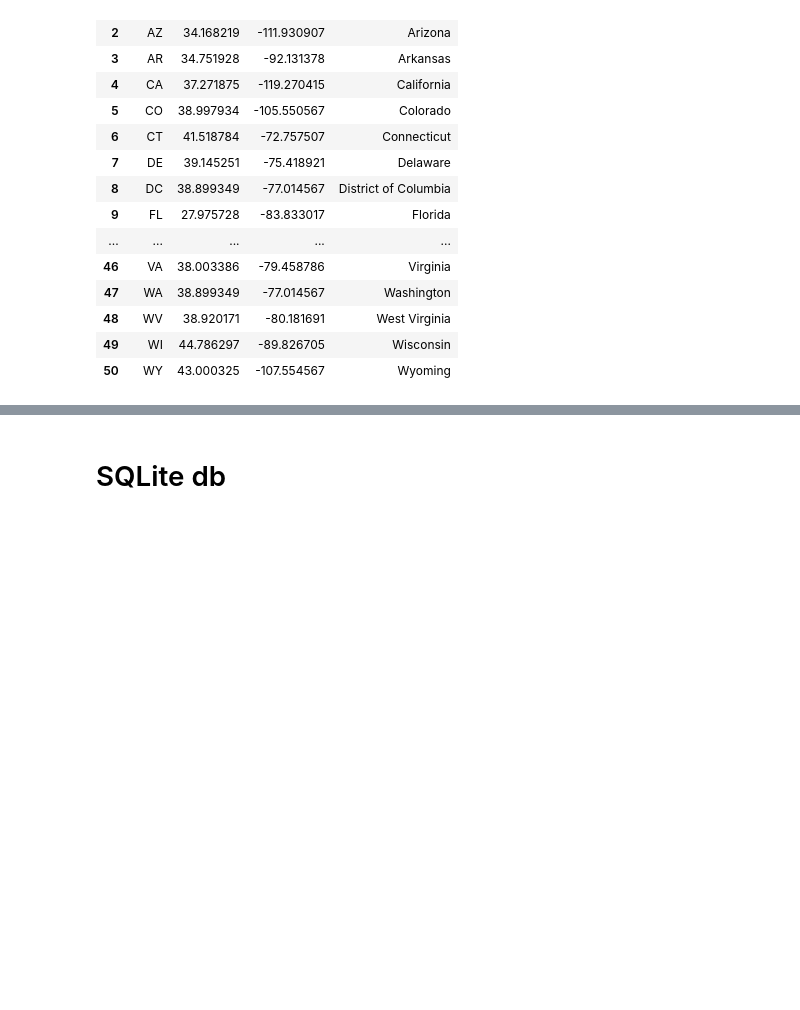
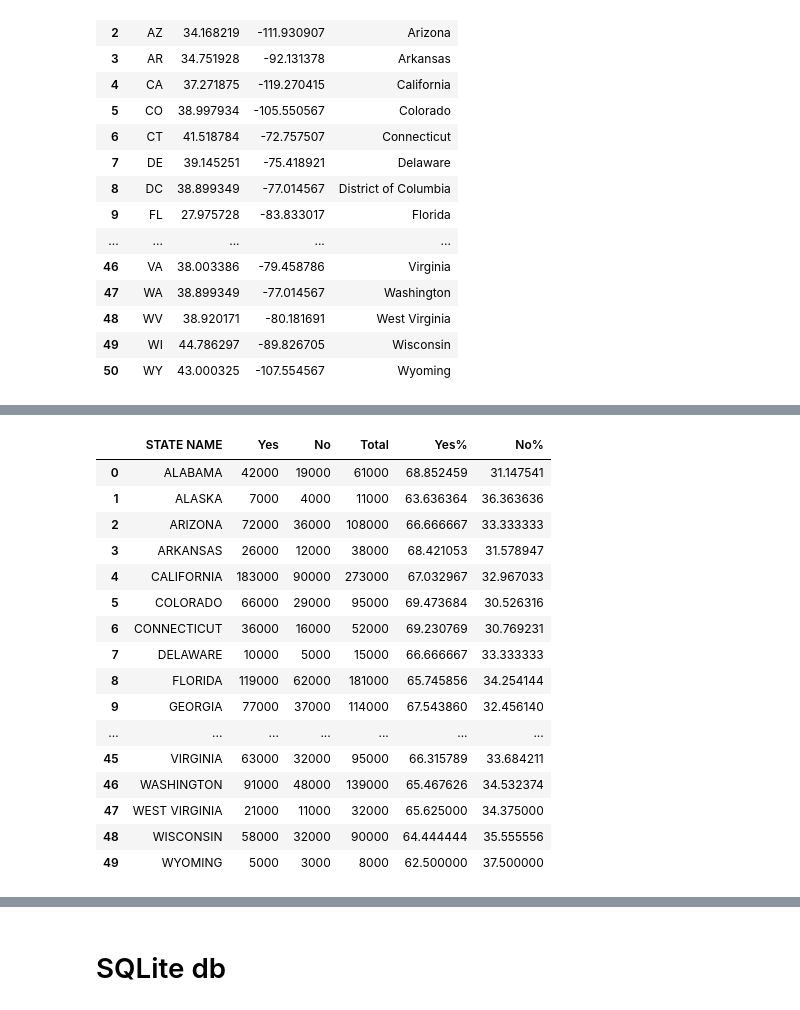
Before and after one commit to IsabellaAguilera/Predictors_of_Depression, a Jupyter notebook: IsabellaA/Income_Poverty_Files/state_income_poverty.ipynb, the cells around one changed output, grey strips where cells are left out. Drawn from its saved outputs; the diff is of its cells as text; code cells hidden in the pictures; blank space fills up the shorter version.

```diff
--- a/IsabellaA/Income_Poverty_Files/state_income_poverty.ipynb
+++ b/IsabellaA/Income_Poverty_Files/state_income_poverty.ipynb
@@ -371,0 +335,22 @@ state_final_df
+# %%
+file="depression_data.csv"
+depression_df=pd.read_csv(file)
+depression_df
+# %% [output]
+|  | STATE NAME | Yes | No | Total | Yes% | No% |
+| 0 | ALABAMA | 42000 | 19000 | 61000 | 68.852459 | 31.147541 |
+| 1 | ALASKA | 7000 | 4000 | 11000 | 63.636364 | 36.363636 |
+| 2 | ARIZONA | 72000 | 36000 | 108000 | 66.666667 | 33.333333 |
+| 3 | ARKANSAS | 26000 | 12000 | 38000 | 68.421053 | 31.578947 |
+| 4 | CALIFORNIA | 183000 | 90000 | 273000 | 67.032967 | 32.967033 |
+| 5 | COLORADO | 66000 | 29000 | 95000 | 69.473684 | 30.526316 |
+| 6 | CONNECTICUT | 36000 | 16000 | 52000 | 69.230769 | 30.769231 |
+| 7 | DELAWARE | 10000 | 5000 | 15000 | 66.666667 | 33.333333 |
+| 8 | FLORIDA | 119000 | 62000 | 181000 | 65.745856 | 34.254144 |
+| 9 | GEORGIA | 77000 | 37000 | 114000 | 67.543860 | 32.456140 |
+| ... | ... | ... | ... | ... | ... | ... |
+| 45 | VIRGINIA | 63000 | 32000 | 95000 | 66.315789 | 33.684211 |
+| 46 | WASHINGTON | 91000 | 48000 | 139000 | 65.467626 | 34.532374 |
+| 47 | WEST VIRGINIA | 21000 | 11000 | 32000 | 65.625000 | 34.375000 |
+| 48 | WISCONSIN | 58000 | 32000 | 90000 | 64.444444 | 35.555556 |
+| 49 | WYOMING | 5000 | 3000 | 8000 | 62.500000 | 37.500000 |
```
Also changed, not shown: parts of 28 cells of this notebook, 10 other files.
